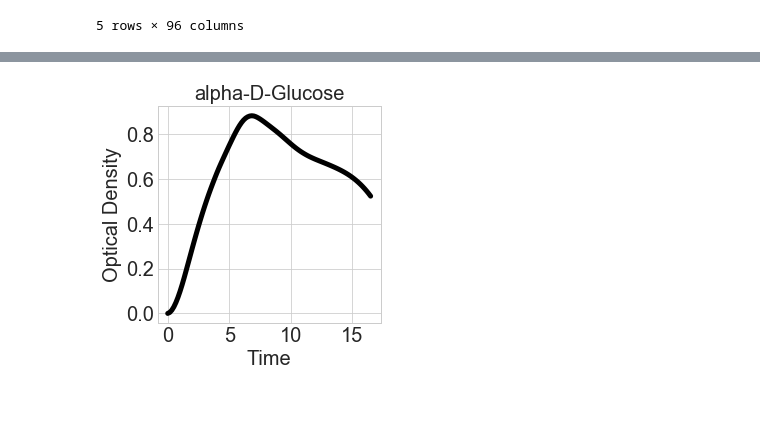
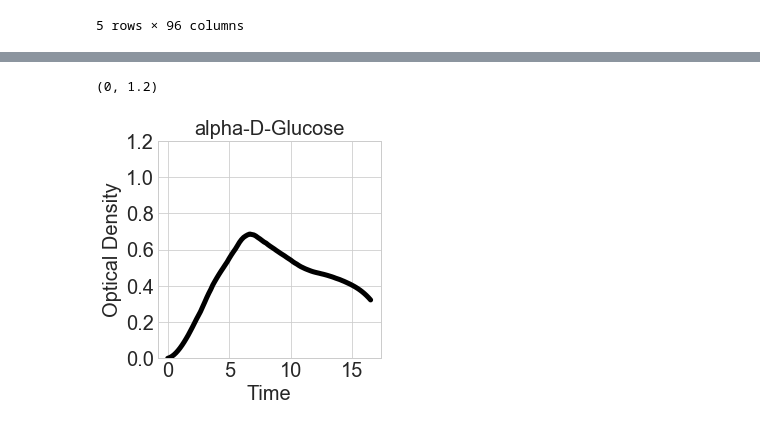
Before and after one commit to firasmidani/phenotypic-characterization, a Jupyter notebook: examples/2019-04-20-biolog-workflow-single-plate-test-case.ipynb, the cells around one changed output, grey strips where cells are left out. Drawn from its saved outputs; the diff is of its cells as text; code cells hidden in the pictures.

```diff
--- a/examples/2019-04-20-biolog-workflow-single-plate-test-case.ipynb
+++ b/examples/2019-04-20-biolog-workflow-single-plate-test-case.ipynb
@@ -199,6 +215,9 @@ plate.extractGrowthData({'Substrate':['alpha-D-Glucose']}).plot();
 # %%
-plate.subtractBaseline();
-#plate.subtractControl();
-plate.extractGrowthData({'Substrate':['alpha-D-Glucose']}).plot();
+temp = copy.copy(plate)
+temp.subtractControl();
+fig,ax = temp.extractGrowthData({'Substrate':['alpha-D-Glucose']}).plot();
+
+ax.set_ylim([0,1.2])
 # %% [output]
+(0, 1.2)
-[figure, old version]
+[figure, new version]
```
Also changed, not shown: parts of 23 cells of this notebook, 1 other file.
